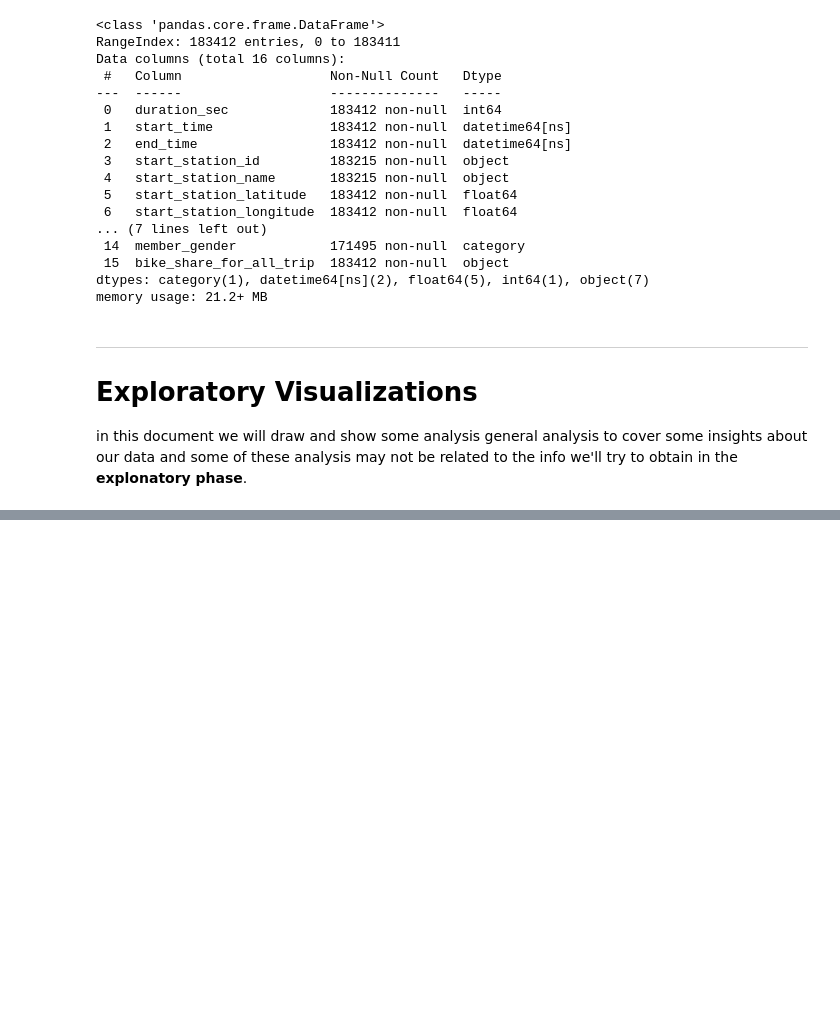
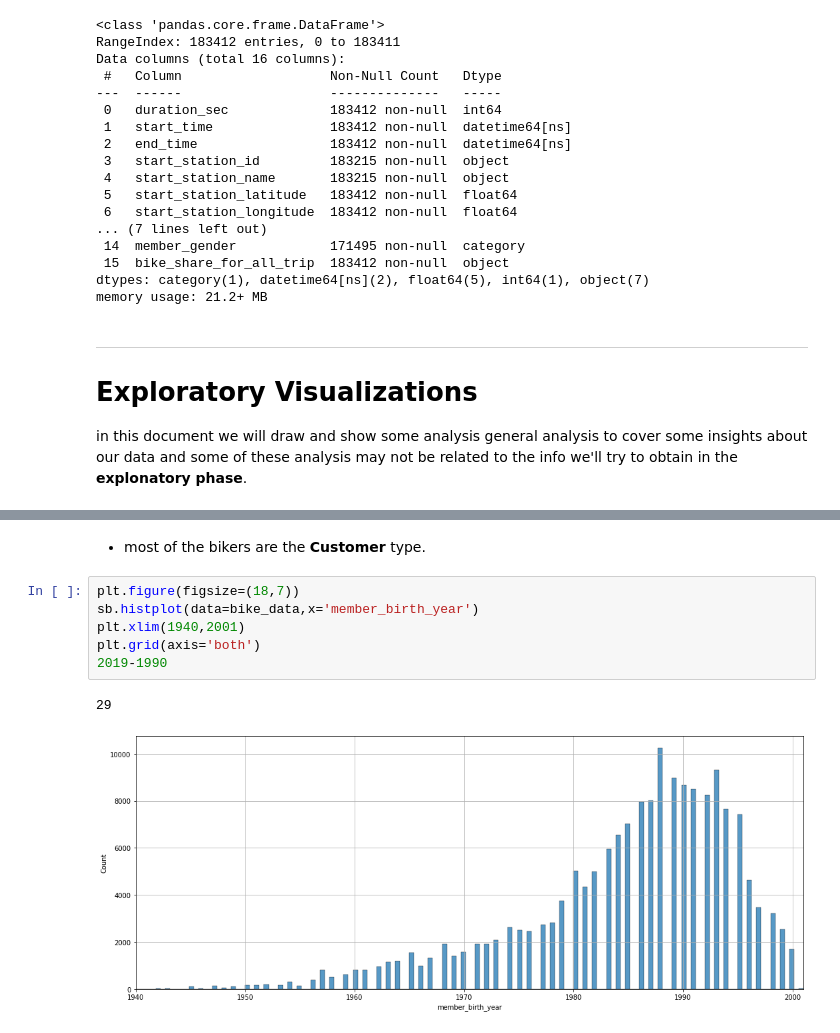
Before and after one commit to YousefSaber/Visualization-Project, a Jupyter notebook: Untitled.ipynb, the cells around one changed output, grey strips where cells are left out. Cells and saved outputs as stored; diff of their text form; blank space fills up the shorter version.

```diff
--- a/Untitled.ipynb
+++ b/Untitled.ipynb
@@ -167,0 +213,11 @@ in this document we will draw and show some analysis general analysis to cover s
+# %% [markdown]
+* most of the bikers are the **Customer** type.
+# %%
+plt.figure(figsize=(18,7))
+sb.histplot(data=bike_data,x='member_birth_year')
+plt.xlim(1940,2001)
+plt.grid(axis='both')
+2019-1990
+# %% [output]
+29
+[figure, added]
```
Also changed, not shown: parts of 21 cells of this notebook.
